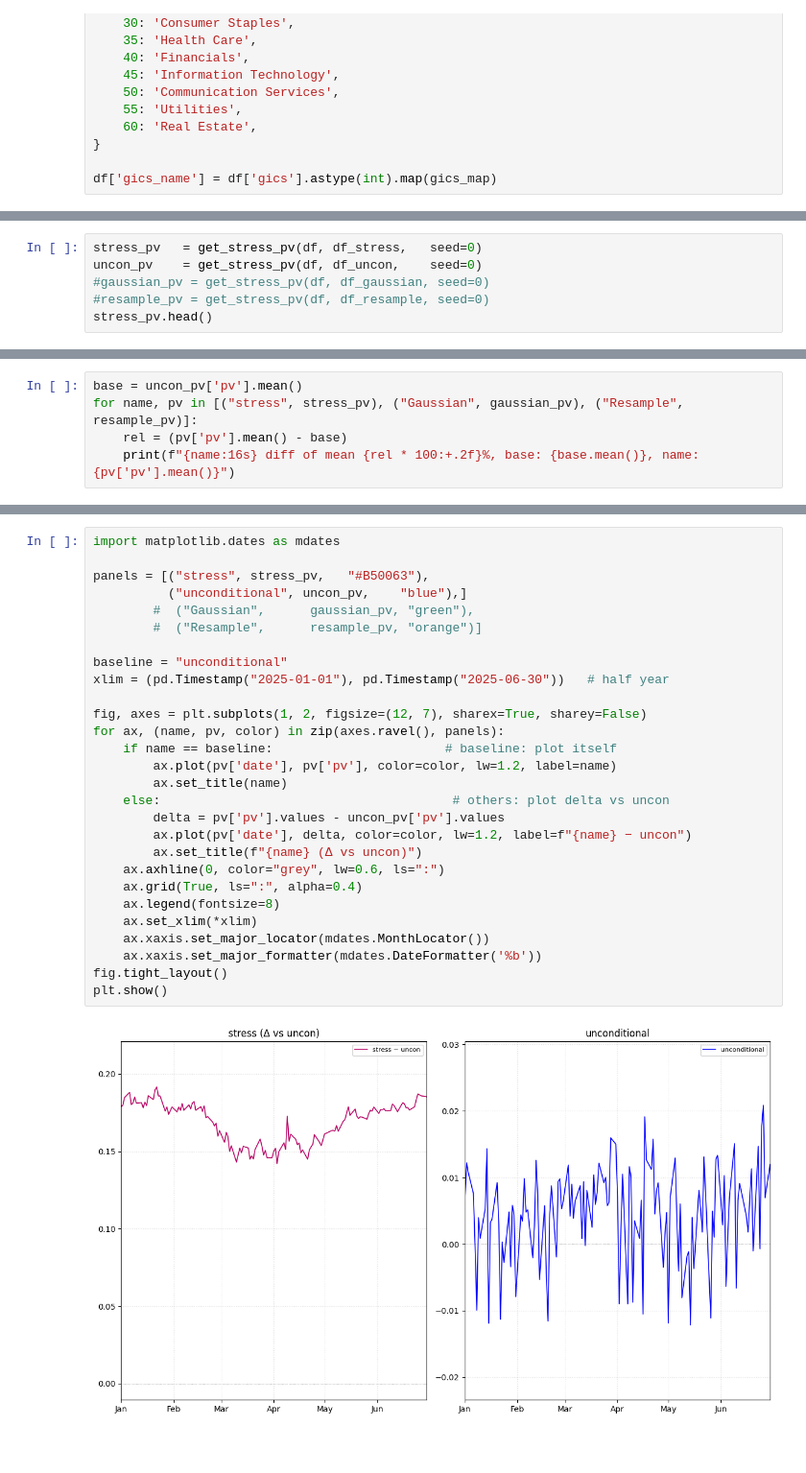
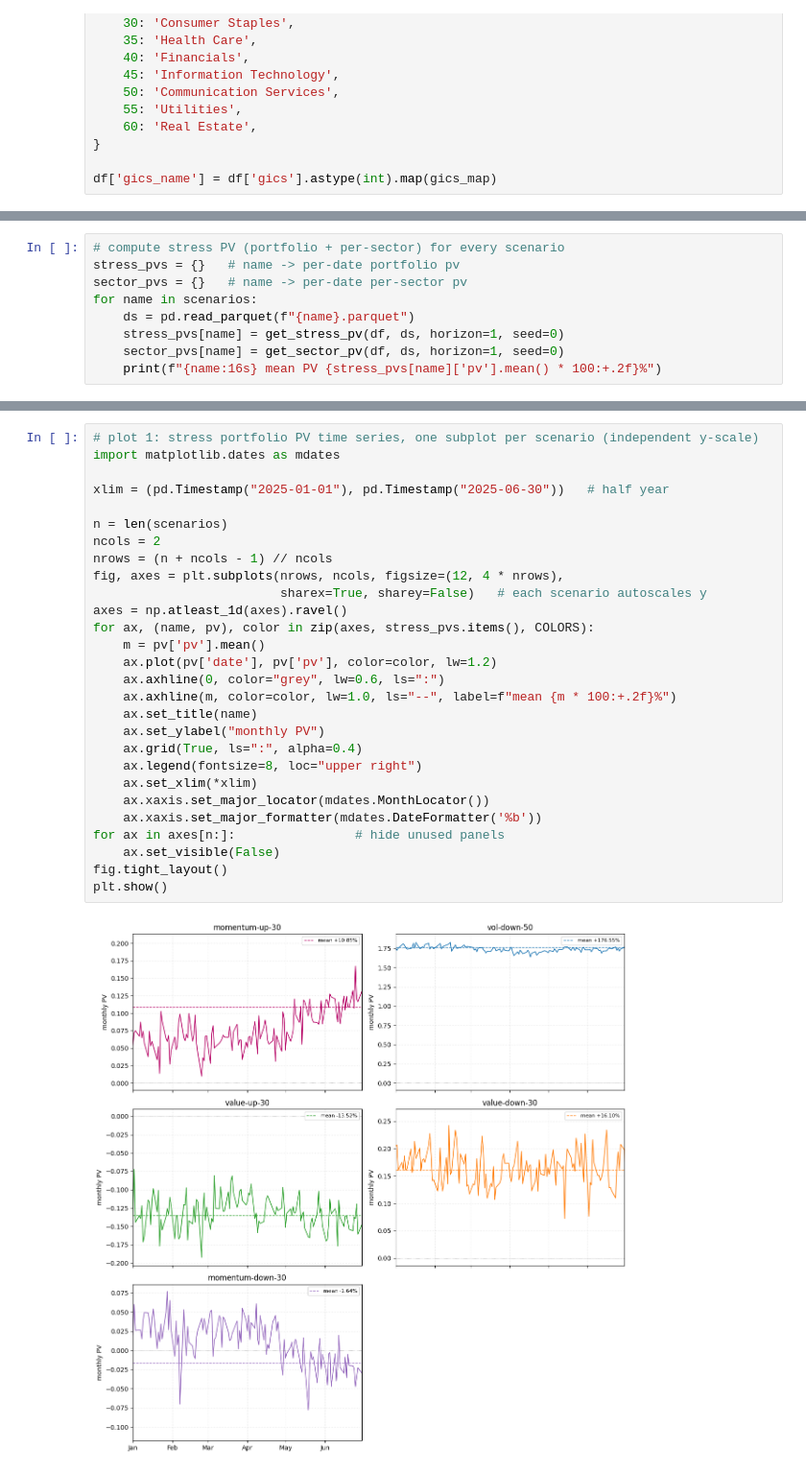
Before and after one commit to yryMax/TailEnhancedFinDiff, a Jupyter notebook: gics.ipynb, the cells around one changed output, grey strips where cells are left out. Shown at 96% size. Saved outputs shown, nothing was run; the diff lists cells and outputs as text; blank space fills up the shorter version.

```diff
--- a/gics.ipynb
+++ b/gics.ipynb
@@ -78,9 +58,12 @@ def get_sector_pv(df, df_stress, horizon=1, seed=None):
             rows.append((date, k, w[idx] @ stock_pv[idx]))
     return pd.DataFrame(rows, columns=['date', 'gics_name', 'pv'])
 # %%
-stress_pv   = get_stress_pv(df, df_stress,   seed=0)
-uncon_pv    = get_stress_pv(df, df_uncon,    seed=0)
-#gaussian_pv = get_stress_pv(df, df_gaussian, seed=0)
-#resample_pv = get_stress_pv(df, df_resample, seed=0)
-stress_pv.head()
+# compute stress PV (portfolio + per-sector) for every scenario
+stress_pvs = {}   # name -> per-date portfolio pv
+sector_pvs = {}   # name -> per-date per-sector pv
+for name in scenarios:
+    ds = pd.read_parquet(f"{name}.parquet")
+    stress_pvs[name] = get_stress_pv(df, ds, horizon=1, seed=0)
+    sector_pvs[name] = get_sector_pv(df, ds, horizon=1, seed=0)
+    print(f"{name:16s} mean PV {stress_pvs[name]['pv'].mean() * 100:+.2f}%")
 # %% [output]
@@ -93,5 +74,0 @@ stress_pv.head()
-# %%
-base = uncon_pv['pv'].mean()
-for name, pv in [("stress", stress_pv), ("Gaussian", gaussian_pv), ("Resample", resample_pv)]:
-    rel = (pv['pv'].mean() - base)
-    print(f"{name:16s} diff of mean {rel * 100:+.2f}%, base: {base.mean()}, name: {pv['pv'].mean()}")
@@ -126,31 +75,31 @@ relative (vs mean stress_pv)      = 0.00%
 # %%
+# plot 1: stress portfolio PV time series, one subplot per scenario (independent y-scale)
 import matplotlib.dates as mdates
 
-panels = [("stress", stress_pv,   "#B50063"),
-          ("unconditional", uncon_pv,    "blue"),]
-        #  ("Gaussian",      gaussian_pv, "green"),
-        #  ("Resample",      resample_pv, "orange")]
-
-baseline = "unconditional"
 xlim = (pd.Timestamp("2025-01-01"), pd.Timestamp("2025-06-30"))   # half year
 
-fig, axes = plt.subplots(1, 2, figsize=(12, 7), sharex=True, sharey=False)
-for ax, (name, pv, color) in zip(axes.ravel(), panels):
-    if name == baseline:                       # baseline: plot itself
-        ax.plot(pv['date'], pv['pv'], color=color, lw=1.2, label=name)
-        ax.set_title(name)
-    else:                                       # others: plot delta vs uncon
-        delta = pv['pv'].values - uncon_pv['pv'].values
-        ax.plot(pv['date'], delta, color=color, lw=1.2, label=f"{name} − uncon")
-        ax.set_title(f"{name} (Δ vs uncon)")
+n = len(scenarios)
+ncols = 2
+nrows = (n + ncols - 1) // ncols
+fig, axes = plt.subplots(nrows, ncols, figsize=(12, 4 * nrows),
+                         sharex=True, sharey=False)   # each scenario autoscales y
+axes = np.atleast_1d(axes).ravel()
+for ax, (name, pv), color in zip(axes, stress_pvs.items(), COLORS):
+    m = pv['pv'].mean()
+    ax.plot(pv['date'], pv['pv'], color=color, lw=1.2)
     ax.axhline(0, color="grey", lw=0.6, ls=":")
+    ax.axhline(m, color=color, lw=1.0, ls="--", label=f"mean {m * 100:+.2f}%")
+    ax.set_title(name)
+    ax.set_ylabel("monthly PV")
     ax.grid(True, ls=":", alpha=0.4)
-    ax.legend(fontsize=8)
+    ax.legend(fontsize=8, loc="upper right")
     ax.set_xlim(*xlim)
     ax.xaxis.set_major_locator(mdates.MonthLocator())
     ax.xaxis.set_major_formatter(mdates.DateFormatter('%b'))
+for ax in axes[n:]:                # hide unused panels
+    ax.set_visible(False)
 fig.tight_layout()
 plt.show()
 # %% [output]
-[figure, old version]
+[figure, new version]
 # %%
```
Also changed, not shown: parts of 11 cells of this notebook, 1 other file.
